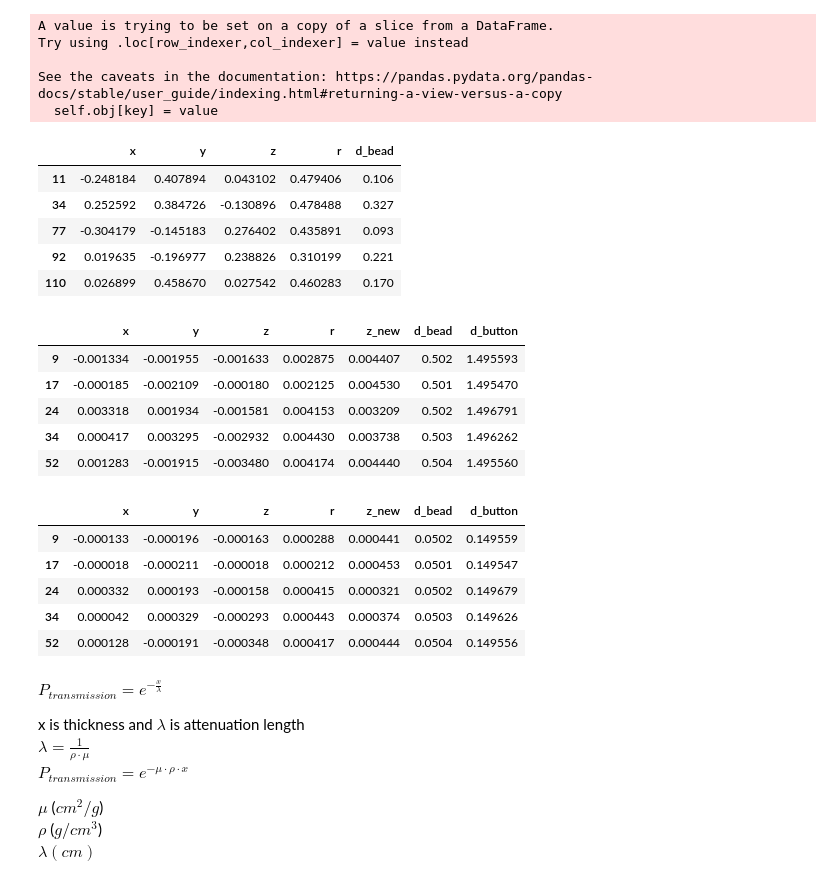
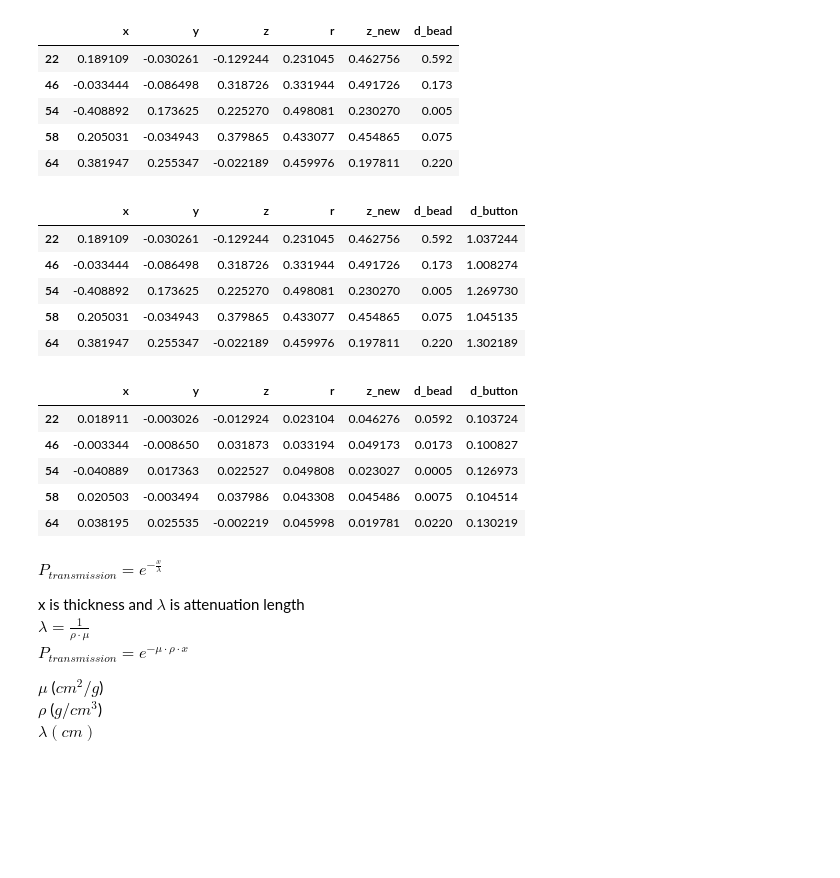
Before and after one commit to bhattathakur/mylab, a Jupyter notebook: ryanfiles/macros/bead_analysis.ipynb, the cells around one changed output. Saved outputs shown, nothing was run; the diff lists cells and outputs as text; code cells hidden in the pictures; blank space fills up the shorter version.

```diff
--- a/ryanfiles/macros/bead_analysis.ipynb
+++ b/ryanfiles/macros/bead_analysis.ipynb
@@ -82,46 +82,42 @@ def get_upward_distance(x,y,z,dz=0.001,r=0.5):
     return z_up,z
 # %%
 #distance travelled in the bead
+df_less_copy=df_less.copy()
 
-df_less.copy().loc[:,'z_new']=df_less.apply(lambda x:get_upward_distance(x['x'],x['y'],x['z'])[1],axis=1)
-df_less.loc[:,'d_bead']=df_less.apply(lambda x:get_upward_distance(x['x'],x['y'],x['z'])[0],axis=1)
-df_less.head()
+df_less_copy.loc[:,'z_new']=df_less_copy.apply(lambda x:get_upward_distance(x['x'],x['y'],x['z'])[1],axis=1)
+df_less_copy.loc[:,'d_bead']=df_less_copy.apply(lambda x:get_upward_distance(x['x'],x['y'],x['z'])[0],axis=1)
+df_less_copy.head()
 # %% [output]
-A value is trying to be set on a copy of a slice from a DataFrame.
-Try using .loc[row_indexer,col_indexer] = value instead
-
-See the caveats in the documentation: https://pandas.pydata.org/pandas-docs/stable/user_guide/indexing.html#returning-a-view-versus-a-copy
-  self.obj[key] = value
-|  | x | y | z | r | d_bead |
-| 11 | -0.248184 | 0.407894 | 0.043102 | 0.479406 | 0.106 |
-| 34 | 0.252592 | 0.384726 | -0.130896 | 0.478488 | 0.327 |
-| 77 | -0.304179 | -0.145183 | 0.276402 | 0.435891 | 0.093 |
-| 92 | 0.019635 | -0.196977 | 0.238826 | 0.310199 | 0.221 |
-| 110 | 0.026899 | 0.458670 | 0.027542 | 0.460283 | 0.170 |
+|  | x | y | z | r | z_new | d_bead |
+| 22 | 0.189109 | -0.030261 | -0.129244 | 0.231045 | 0.462756 | 0.592 |
+| 46 | -0.033444 | -0.086498 | 0.318726 | 0.331944 | 0.491726 | 0.173 |
+| 54 | -0.408892 | 0.173625 | 0.225270 | 0.498081 | 0.230270 | 0.005 |
+| 58 | 0.205031 | -0.034943 | 0.379865 | 0.433077 | 0.454865 | 0.075 |
+| 64 | 0.381947 | 0.255347 | -0.022189 | 0.459976 | 0.197811 | 0.220 |
 # %%
 #distance travelled in the button
 button_thickness=3.0
-df_less.loc[:,'d_button']=button_thickness/2.-df_less.loc[:,'z_new'] #Thickness of button is 3 mm and thickness above 0 is 1.5 mm
-df_less.head()
+df_less_copy.loc[:,'d_button']=button_thickness/2.-df_less_copy.loc[:,'z_new'] #Thickness of button is 3 mm and thickness above 0 is 1.5 mm
+df_less_copy.head()
 # %% [output]
 |  | x | y | z | r | z_new | d_bead | d_button |
-| 9 | -0.001334 | -0.001955 | -0.001633 | 0.002875 | 0.004407 | 0.502 | 1.495593 |
-| 17 | -0.000185 | -0.002109 | -0.000180 | 0.002125 | 0.004530 | 0.501 | 1.495470 |
-| 24 | 0.003318 | 0.001934 | -0.001581 | 0.004153 | 0.003209 | 0.502 | 1.496791 |
-| 34 | 0.000417 | 0.003295 | -0.002932 | 0.004430 | 0.003738 | 0.503 | 1.496262 |
-| 52 | 0.001283 | -0.001915 | -0.003480 | 0.004174 | 0.004440 | 0.504 | 1.495560 |
+| 22 | 0.189109 | -0.030261 | -0.129244 | 0.231045 | 0.462756 | 0.592 | 1.037244 |
+| 46 | -0.033444 | -0.086498 | 0.318726 | 0.331944 | 0.491726 | 0.173 | 1.008274 |
+| 54 | -0.408892 | 0.173625 | 0.225270 | 0.498081 | 0.230270 | 0.005 | 1.269730 |
+| 58 | 0.205031 | -0.034943 | 0.379865 | 0.433077 | 0.454865 | 0.075 | 1.045135 |
+| 64 | 0.381947 | 0.255347 | -0.022189 | 0.459976 | 0.197811 | 0.220 | 1.302189 |
 # %%
 #changing mm to cm
 mm_to_cm=0.1
-df_less=df_less*mm_to_cm
-df_less.head()
+df_less_copy=df_less_copy*mm_to_cm
+df_less_copy.head()
 # %% [output]
 |  | x | y | z | r | z_new | d_bead | d_button |
-| 9 | -0.000133 | -0.000196 | -0.000163 | 0.000288 | 0.000441 | 0.0502 | 0.149559 |
-| 17 | -0.000018 | -0.000211 | -0.000018 | 0.000212 | 0.000453 | 0.0501 | 0.149547 |
-| 24 | 0.000332 | 0.000193 | -0.000158 | 0.000415 | 0.000321 | 0.0502 | 0.149679 |
-| 34 | 0.000042 | 0.000329 | -0.000293 | 0.000443 | 0.000374 | 0.0503 | 0.149626 |
-| 52 | 0.000128 | -0.000191 | -0.000348 | 0.000417 | 0.000444 | 0.0504 | 0.149556 |
+| 22 | 0.018911 | -0.003026 | -0.012924 | 0.023104 | 0.046276 | 0.0592 | 0.103724 |
+| 46 | -0.003344 | -0.008650 | 0.031873 | 0.033194 | 0.049173 | 0.0173 | 0.100827 |
+| 54 | -0.040889 | 0.017363 | 0.022527 | 0.049808 | 0.023027 | 0.0005 | 0.126973 |
+| 58 | 0.020503 | -0.003494 | 0.037986 | 0.043308 | 0.045486 | 0.0075 | 0.104514 |
+| 64 | 0.038195 | 0.025535 | -0.002219 | 0.045998 | 0.019781 | 0.0220 | 0.130219 |
 # %% [markdown]
 $ P_{transmission} = e^{-\frac{x}{\lambda}} $ <br>
 
```
Also changed, not shown: parts of 18 cells of this notebook.
